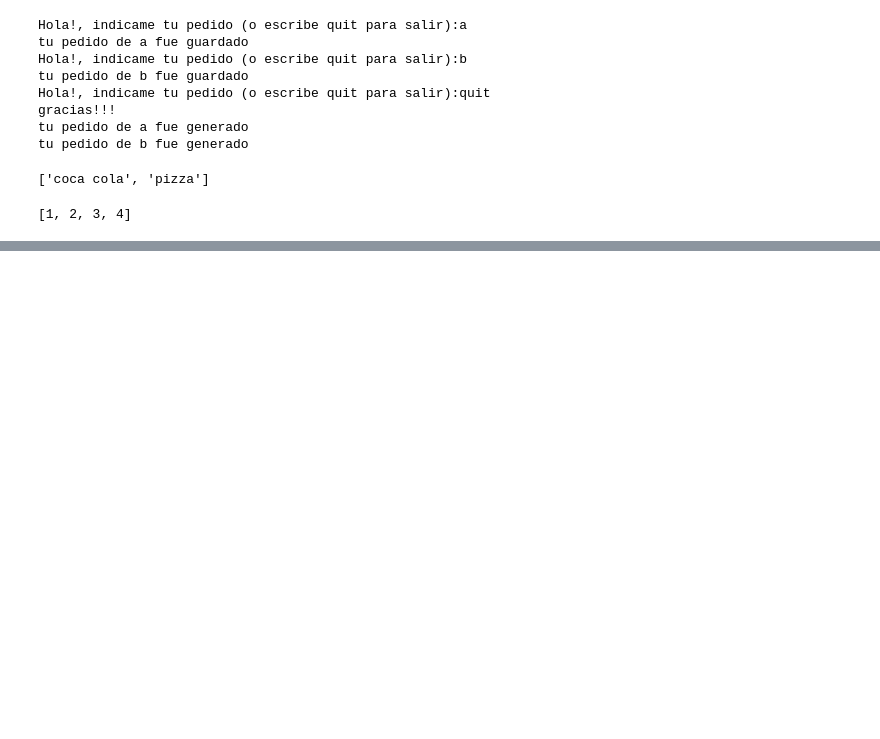
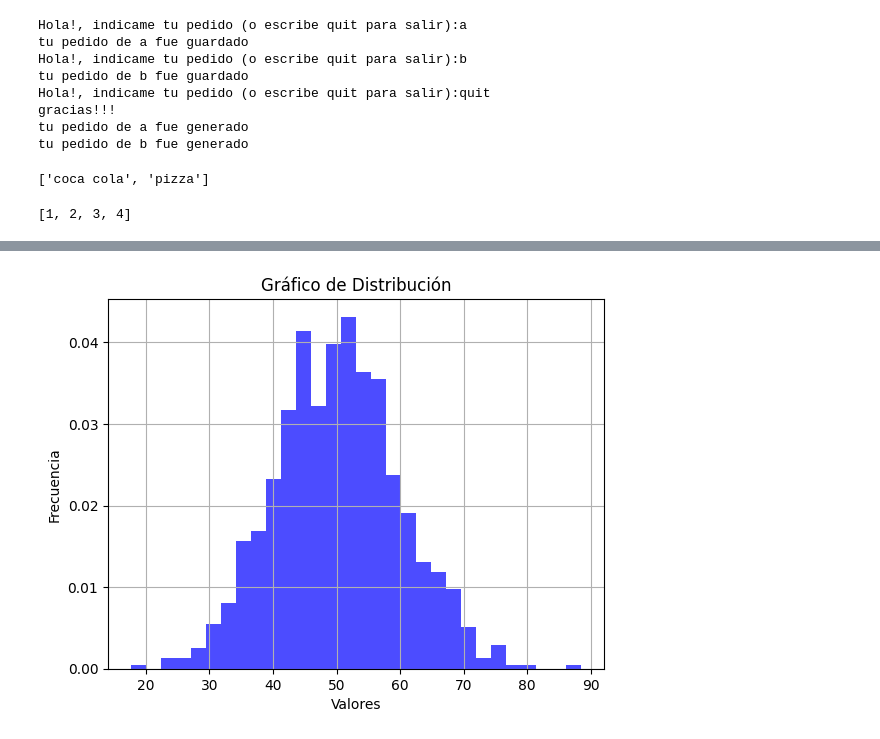
Before and after one commit to JCaballerot/Programacion_en_Python, a Jupyter notebook: resumen/introduccion_fundamentos/clase_2.ipynb, the cells around one changed output, grey strips where cells are left out. Cells and saved outputs as stored; diff of their text form; code cells hidden in the pictures; blank space fills up the shorter version.

```diff
--- a/resumen/introduccion_fundamentos/clase_2.ipynb
+++ b/resumen/introduccion_fundamentos/clase_2.ipynb
@@ -354,0 +508,17 @@ my_list
+# %%
+import matplotlib.pyplot as plt
+import numpy as np
+
+# Generar datos aleatorios para la distribución
+np.random.seed(42)
+datos = np.random.normal(loc=50, scale=10, size=1000)
+
+# Crear el gráfico de distribución
+plt.hist(datos, bins=30, density=True, alpha=0.7, color='b')
+plt.title('Gráfico de Distribución')
+plt.xlabel('Valores')
+plt.ylabel('Frecuencia')
+plt.grid(True)
+plt.show()
+# %% [output]
+[figure, added]
```
Also changed, not shown: parts of 37 cells of this notebook.
